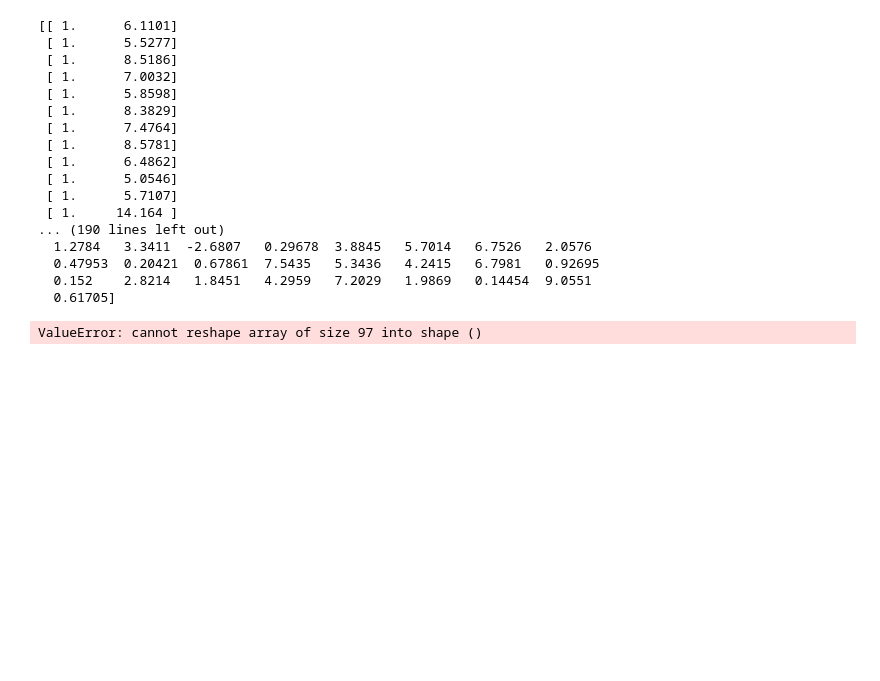
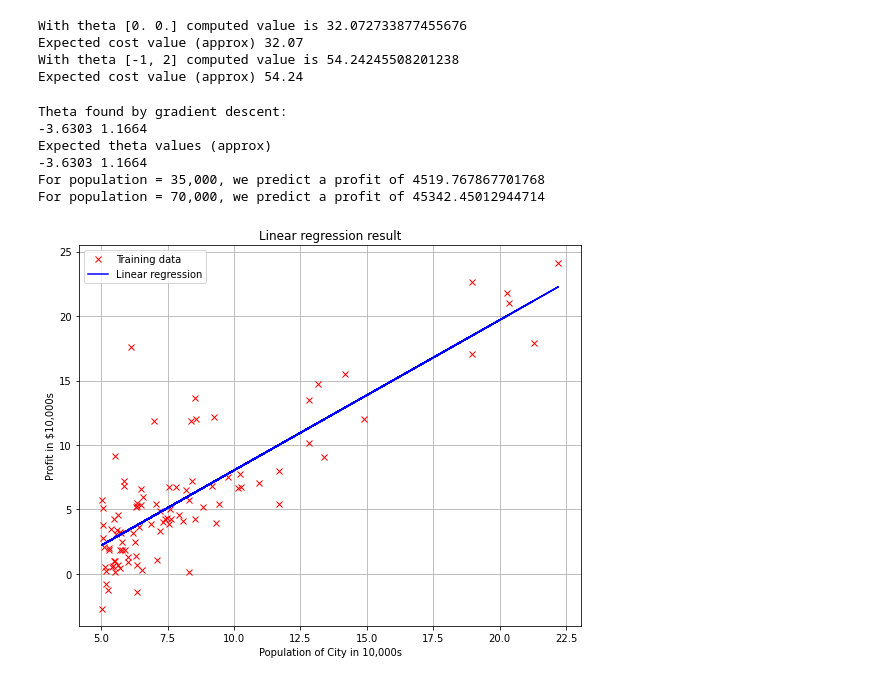
Before and after one commit to 6rayWa1cher/ml-tasks, a Jupyter notebook: notebooks/task1.ipynb, the cells around one changed output. Drawn from its saved outputs; the diff is of its cells as text; code cells hidden in the pictures; blank space fills up the shorter version.

```diff
--- a/notebooks/task1.ipynb
+++ b/notebooks/task1.ipynb
@@ -41,12 +25,10 @@ array([[ 1.    ,  6.1101],
-# %%
-def compute_cost(x, y, theta):
-       h = theta.transpose() * x
-       print(x, theta, h, y)
-       inner = h - y.reshape(())
-       squared = inner ** 2
-       summed = np.sum(squared)
-       return summed / (2 * m)
 # %%
+def compute_cost(x, y, theta):
+    m = y.size
+    l = x.dot(theta) - y.reshape((m, 1))
+    return (l.T.dot(l) / 2 / m)[0, 0]
+
+
 j = compute_cost(x, y, theta)
 print("With theta", theta.reshape((2,)), "computed value is", j)
 print("Expected cost value (approx) 32.07")
@@ -55,21 +37,50 @@ j = compute_cost(x, y, np.array([-1, 2]).reshape((2, 1)))
 print("With theta", "[-1, 2]", "computed value is", j)
 print("Expected cost value (approx) 54.24")
 # %% [output]
-[[ 1.      6.1101]
- [ 1.      5.5277]
- [ 1.      8.5186]
- [ 1.      7.0032]
- [ 1.      5.8598]
- [ 1.      8.3829]
- [ 1.      7.4764]
- [ 1.      8.5781]
- [ 1.      6.4862]
- [ 1.      5.0546]
- [ 1.      5.7107]
- [ 1.     14.164 ]
-... (190 lines left out)
-  1.2784   3.3411  -2.6807   0.29678  3.8845   5.7014   6.7526   2.0576
-  0.47953  0.20421  0.67861  7.5435   5.3436   4.2415   6.7981   0.92695
-  0.152    2.8214   1.8451   4.2959   7.2029   1.9869   0.14454  9.0551
-  0.61705]
+With theta [0. 0.] computed value is 32.072733877455676
+Expected cost value (approx) 32.07
+With theta [-1, 2] computed value is 54.24245508201238
+Expected cost value (approx) 54.24
-ValueError: cannot reshape array of size 97 into shape ()
+# %%
+def gradient_descent(x, y, theta, alpha, num_iters):
+    m = y.size
+    j_history = np.zeros((num_iters, 1))
+    for i in range(num_iters):
+        l = x @ theta - y.reshape((m, 1))
+        k = x.T @ l
+        theta = theta - alpha / m * k
+        j_history[i] = compute_cost(x, y, theta)
+    return theta
+
+
+theta = gradient_descent(x, y, theta, alpha, iterations)
+print('Theta found by gradient descent:')
+print('\t'.join(map(lambda n: str(round(n, 4)), theta.flatten())))
+print('Expected theta values (approx)')
+print('-3.6303\t1.1664')
+
+fig, ax = plt.subplots(figsize=(9, 7))
+ax.plot(x[:, 1], y, 'x', color='red', label='Training data')
+ax.plot(x[:, 1], x @ theta, color='blue', label='Linear regression')
+ax.set(xlabel='Population of City in 10,000s', ylabel='Profit in $10,000s',
+       title='Linear regression result')
+ax.grid()
+ax.legend()
+
+print(
+    'For population = 35,000, we predict a profit of',
+    (np.array([[1, 3.5]]) @ theta)[0, 0] * 10000
+)
+
+print(
+    'For population = 70,000, we predict a profit of',
+    (np.array([[1, 7]]) @ theta)[0, 0] * 10000
+)
+# %% [output]
+Theta found by gradient descent:
+-3.6303 1.1664
+Expected theta values (approx)
+-3.6303 1.1664
+For population = 35,000, we predict a profit of 4519.767867701768
+For population = 70,000, we predict a profit of 45342.45012944714
+[figure, added]
```
Also changed, not shown: parts of 5 cells of this notebook, 1 other file.
